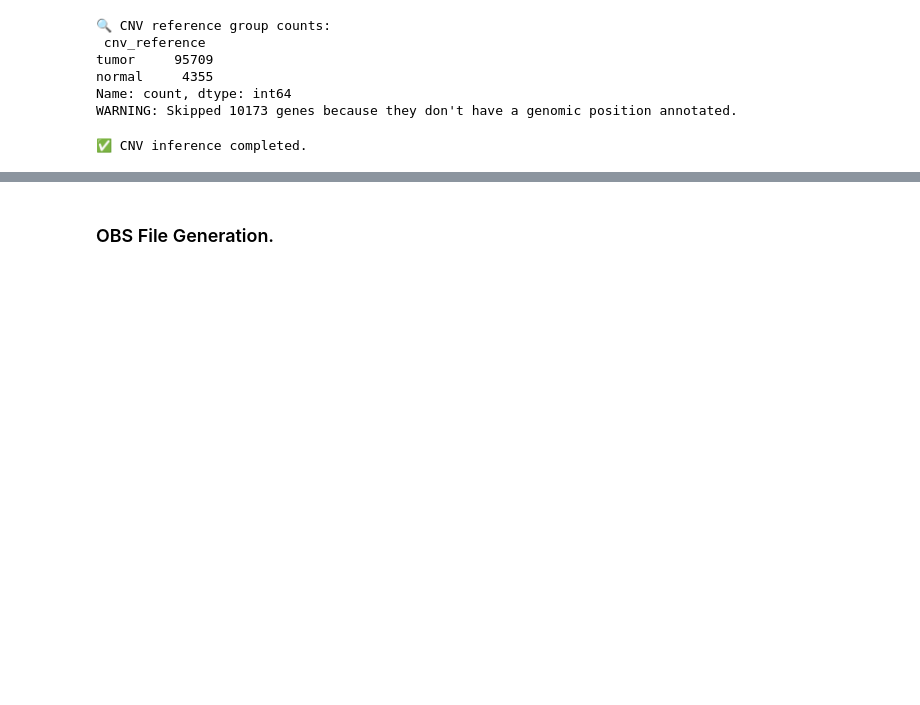
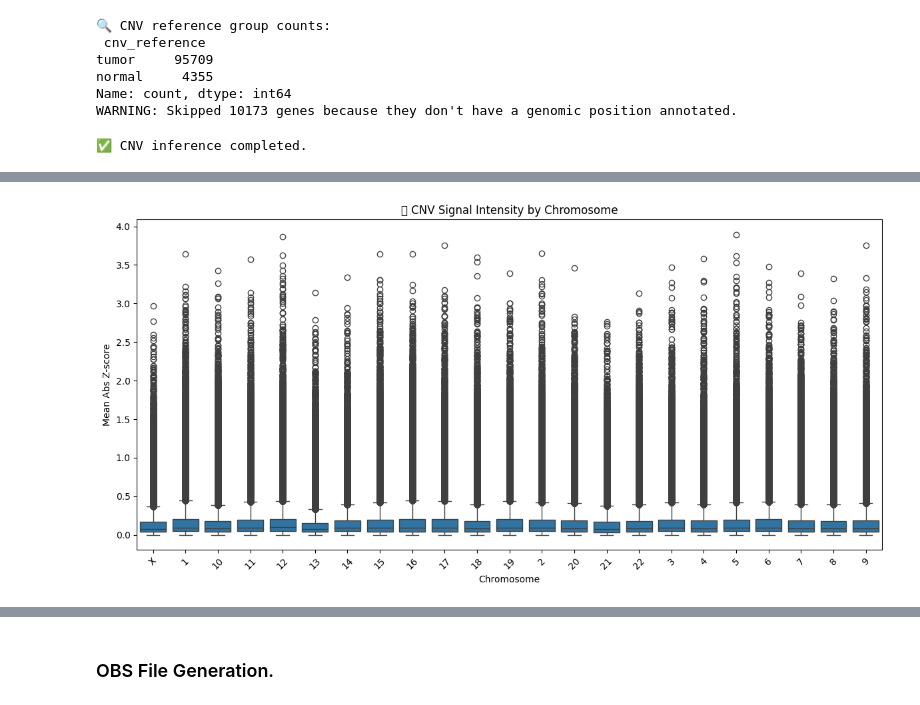
Before and after one commit to oliverraj/interpretable-machine-learning-oncology, a Jupyter notebook: notebooks/GSE176078.ipynb, the cells around one changed output, grey strips where cells are left out. Saved outputs shown, nothing was run; the diff lists cells and outputs as text; code cells hidden in the pictures; blank space fills up the shorter version.

Commit message:
First file somewhat refined

```diff
--- a/notebooks/GSE176078.ipynb
+++ b/notebooks/GSE176078.ipynb
@@ -331,43 +297,39 @@ adata.obs.head(2)
 | CID3586_AAGACCTCAGCATGAG | CID3586_AAGACCTCAGCATGAG | CID3586 | 4581 | 1689 | 1.506221 | HER2+ | Endothelial ACKR1 | ... |
 | CID3586_AAGGTTCGTAGTACCT | CID3586_AAGGTTCGTAGTACCT | CID3586 | 1726 | 779 | 5.793743 | HER2+ | Endothelial ACKR1 | ... |
 # %%
-## Run this block first
+# Run this block first
 # Step 1: Clean and filter chromosome annotations
-# adata.var["chromosome"] = adata.var["chromosome"].astype(str).str.replace("chr", "").str.upper()
-# valid_chroms = [str(i) for i in range(1, 23)] + ["X", "Y"]
-# filtered_var = adata.var[adata.var["chromosome"].isin(valid_chroms)]
+adata.var["chromosome"] = adata.var["chromosome"].astype(str).str.replace("chr", "").str.upper()
+valid_chroms = [str(i) for i in range(1, 23)] + ["X", "Y"]
+filtered_var = adata.var[adata.var["chromosome"].isin(valid_chroms)]
 
-# # Step 2: Subset the AnnData object to these genes
-# adata_chr = adata[:, filtered_var.index].copy()  # creates new adata_chr with only valid chromosomes
+# Step 2: Subset the AnnData object to these genes
+adata_chr = adata[:, filtered_var.index].copy()  # creates new adata_chr with only valid chromosomes
 
-# # Step 3: Proceed with visualization on this cleaned object
-# sc.pp.scale(adata_chr, zero_center=True, max_value=10)
+# Step 3: Proceed with visualization on this cleaned object
+sc.pp.scale(adata_chr, zero_center=False, max_value=10)
 
-# # Step 4: Calculate per-chromosome CNV signal
-# import numpy as np
-# import pandas as pd
-# import matplotlib.pyplot as plt
-# import seaborn as sns
+# Step 4: Calculate per-chromosome CNV signal
+chrom_scores = {}
+for chrom in sorted(adata_chr.var["chromosome"].unique(), key=lambda x: (x not in "XY", x)):
+    chrom_genes = adata_chr.var[adata_chr.var["chromosome"] == chrom].index
+    if len(chrom_genes) < 10:
+        continue
+    expr = adata_chr[:, chrom_genes].X
+    chrom_score = np.abs(expr).mean(axis=1)
+    chrom_scores[chrom] = chrom_score
 
-# chrom_scores = {}
-# for chrom in sorted(adata_chr.var["chromosome"].unique(), key=lambda x: (x not in "XY", x)):
-#     chrom_genes = adata_chr.var[adata_chr.var["chromosome"] == chrom].index
-#     if len(chrom_genes) < 10:
-#         continue
-#     expr = adata_chr[:, chrom_genes].X
-#     chrom_score = np.abs(expr).mean(axis=1)
-#     chrom_scores[chrom] = chrom_score
+# Step 5: Melt and plot
+cnv_df = pd.DataFrame({chrom: chrom_scores[chrom].A1 if hasattr(chrom_scores[chrom], 'A1') else chrom_scores[chrom] for chrom in chrom_scores})
+cnv_df = cnv_df.melt(var_name="Chromosome", value_name="Mean Abs Z-score")
 
-# # Step 5: Melt and plot
-# cnv_df = pd.DataFrame({chrom: chrom_scores[chrom].A1 if hasattr(chrom_scores[chrom], 'A1') else chrom_scores[chrom]
-#                        for chrom in chrom_scores})
-# cnv_df = cnv_df.melt(var_name="Chromosome", value_name="Mean Abs Z-score")
-
-# plt.figure(figsize=(12, 6))
-# sns.boxplot(data=cnv_df, x="Chromosome", y="Mean Abs Z-score", order=sorted(cnv_df["Chromosome"].unique(), key=lambda x: (x not in "XY", x)))
-# plt.xticks(rotation=45)
-# plt.title("📊 CNV Signal Intensity by Chromosome")
-# plt.tight_layout()
-# plt.show()
+plt.figure(figsize=(12, 6))
+sns.boxplot(data=cnv_df, x="Chromosome", y="Mean Abs Z-score", order=sorted(cnv_df["Chromosome"].unique(), key=lambda x: (x not in "XY", x)))
+plt.xticks(rotation=45)
+plt.title("📊 CNV Signal Intensity by Chromosome")
+plt.tight_layout()
+plt.show()
+# %% [output]
+[figure, added]
 # %%
 # Calculate the mean (or median, which is more robust to outliers) of Mean Abs Z-score for each chromosome
```
Also changed, not shown: parts of 35 cells of this notebook.
